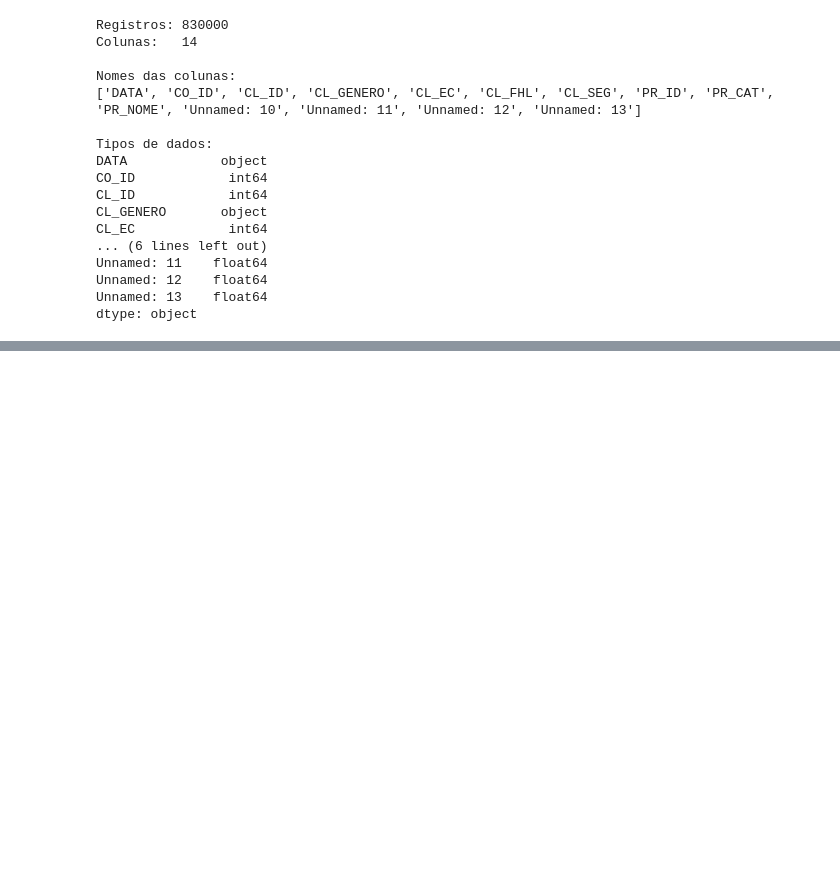
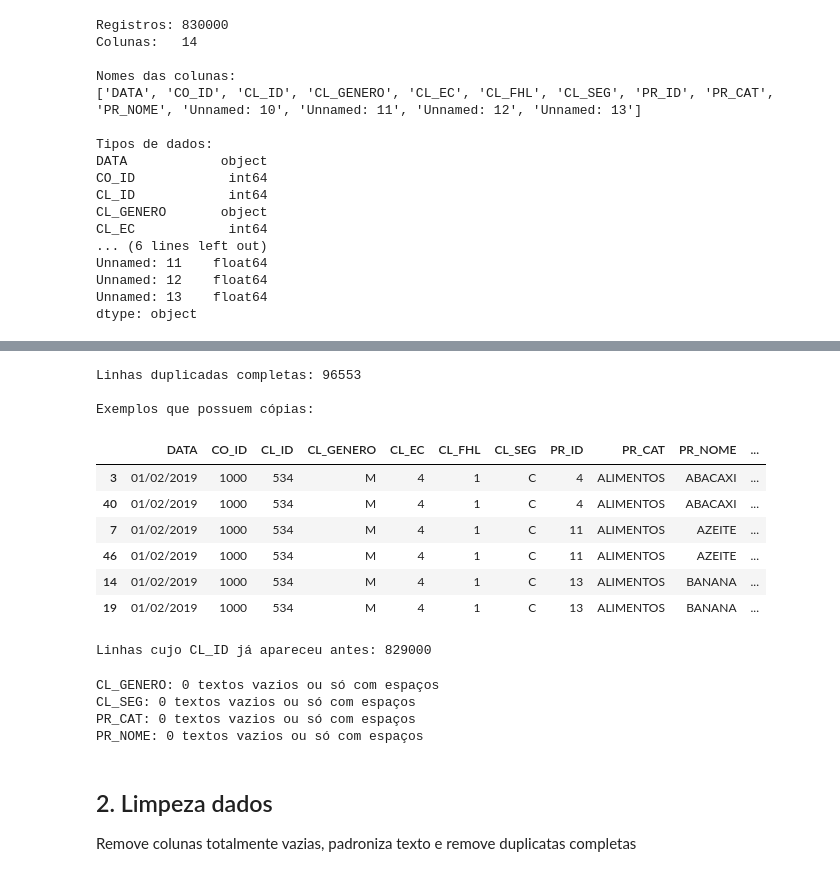
Before and after one commit to pauloBFalmeida/Miniprojeto_PauloBarbatoFogacaAlmeida_T8, a Jupyter notebook: Miniprojeto_PauloBarbatoFogacaAlmeida_T8.ipynb, the cells around one changed output, grey strips where cells are left out. Saved outputs shown, nothing was run; the diff lists cells and outputs as text; code cells hidden in the pictures; blank space fills up the shorter version.

```diff
--- a/Miniprojeto_PauloBarbatoFogacaAlmeida_T8.ipynb
+++ b/Miniprojeto_PauloBarbatoFogacaAlmeida_T8.ipynb
@@ -80,0 +79,14 @@ dtype: object
+# %%
+# Colunas da base, nomes reais
+
+# colunas de texto
+COLUNAS_TEXTO = ["CL_GENERO", "CL_SEG", "PR_CAT", "PR_NOME"]
+COL_ID_COMPRA = "CO_ID"
+COL_ID_CLIENTE = "CL_ID"
+COL_ID_PRODUTO = "PR_ID"
+# coluna numérica analisada: característica do cliente
+COL_NUM = "CL_FHL"
+# 1 groupby: categoria do produto
+COL_GRUPO_1 = "PR_CAT"
+# 2 groupby: gênero do cliente
+COL_GRUPO_2 = "CL_GENERO"
@@ -80,0 +178,40 @@ dtype: object
+# %%
+# Linhas duplicadas (idênticas em todas as colunas)
+dups_originais = int(df_original.duplicated().sum())
+print("Linhas duplicadas completas:", dups_originais)
+
+if dups_originais > 0:
+    print("\nExemplos que possuem cópias:")
+    display(df_original[df_original.duplicated(keep=False)]
+            .sort_values([COL_ID_COMPRA, COL_ID_CLIENTE, COL_ID_PRODUTO]).head(6))
+
+# O mesmo cliente (ou a mesma compra) em várias linhas não é duplicata.
+print("\nLinhas cujo CL_ID já apareceu antes:",
+      int(df_original[COL_ID_CLIENTE].duplicated().sum()))
+# %% [output]
+Linhas duplicadas completas: 96553
+
+Exemplos que possuem cópias:
+|  | DATA | CO_ID | CL_ID | CL_GENERO | CL_EC | CL_FHL | CL_SEG | PR_ID | PR_CAT | PR_NOME | ... |
+| 3 | 01/02/2019 | 1000 | 534 | M | 4 | 1 | C | 4 | ALIMENTOS | ABACAXI | ... |
+| 40 | 01/02/2019 | 1000 | 534 | M | 4 | 1 | C | 4 | ALIMENTOS | ABACAXI | ... |
+| 7 | 01/02/2019 | 1000 | 534 | M | 4 | 1 | C | 11 | ALIMENTOS | AZEITE | ... |
+| 46 | 01/02/2019 | 1000 | 534 | M | 4 | 1 | C | 11 | ALIMENTOS | AZEITE | ... |
+| 14 | 01/02/2019 | 1000 | 534 | M | 4 | 1 | C | 13 | ALIMENTOS | BANANA | ... |
+| 19 | 01/02/2019 | 1000 | 534 | M | 4 | 1 | C | 13 | ALIMENTOS | BANANA | ... |
+Linhas cujo CL_ID já apareceu antes: 829000
+# %%
+# Verifica textos vazios ou compostos apenas por espaços
+for col in COLUNAS_TEXTO:
+    contagem = df_original[col].value_counts()
+    so_espacos = contagem[contagem.index.astype(str).str.strip() == ""].sum()
+    print(f"{col}: {so_espacos} textos vazios ou só com espaços")
+# %% [output]
+CL_GENERO: 0 textos vazios ou só com espaços
+CL_SEG: 0 textos vazios ou só com espaços
+PR_CAT: 0 textos vazios ou só com espaços
+PR_NOME: 0 textos vazios ou só com espaços
+# %% [markdown]
+## 2. Limpeza dados
+
+Remove colunas totalmente vazias, padroniza texto e remove duplicatas completas
```
Also changed, not shown: parts of 49 cells of this notebook, 1 other file.
